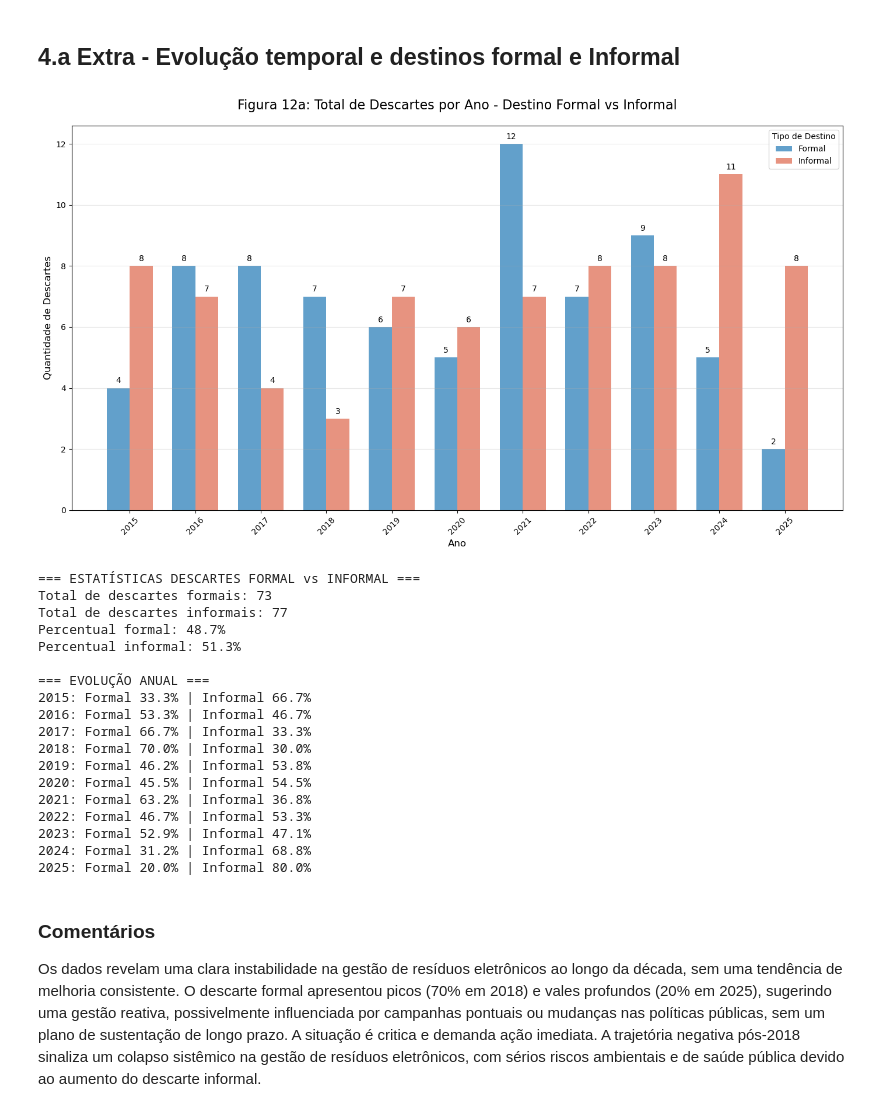
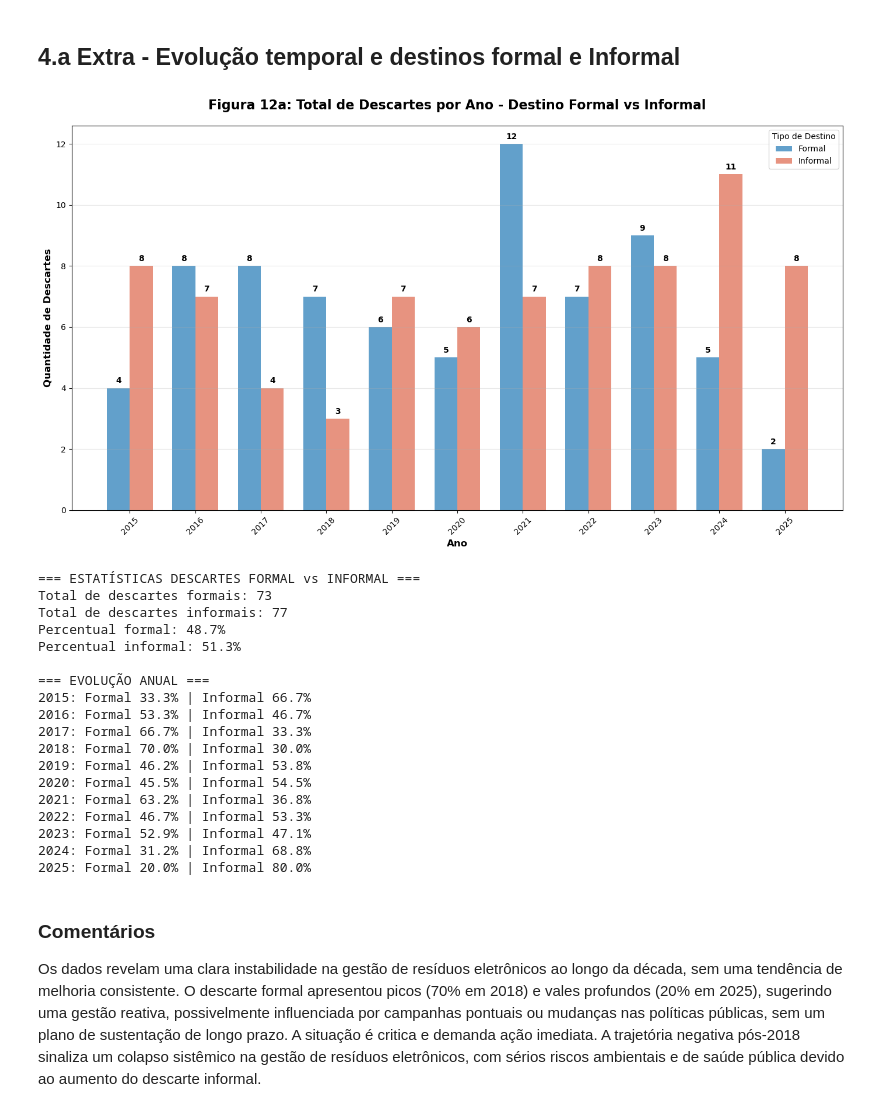
Before and after one commit to albertoakel/I2A2, a Jupyter notebook: notebook/I2A2_TAREFA6_GRUPO26.ipynb, the cells around one changed output. Cells and saved outputs as stored; diff of their text form; code cells hidden in the pictures.

```diff
--- a/notebook/I2A2_TAREFA6_GRUPO26.ipynb
+++ b/notebook/I2A2_TAREFA6_GRUPO26.ipynb
@@ -839,40 +837,40 @@ bars_informal = plt.bar(x_pos + bar_width/2, informal_values,
 for i, (formal_val, informal_val) in enumerate(zip(formal_values, informal_values)):
     if formal_val > 0:
         plt.text(i - bar_width/2, formal_val + 0.1, int(formal_val),
-                ha='center', va='bottom')
+                ha='center', va='bottom', fontweight='bold')
     if informal_val > 0:
         plt.text(i + bar_width/2, informal_val + 0.1, int(informal_val),
-                ha='center', va='bottom')
+                ha='center', va='bottom', fontweight='bold')
 
 # Configurações do gráfico
 plt.title('Figura 12a: Total de Descartes por Ano - Destino Formal vs Informal',
-          fontsize=16, pad=20)
-plt.xlabel('Ano', fontsize=12)
-plt.ylabel('Quantidade de Descartes', fontsize=12)
+          fontsize=16, fontweight='bold', pad=20)
+plt.xlabel('Ano', fontsize=12, fontweight='bold')
+plt.ylabel('Quantidade de Descartes', fontsize=12, fontweight='bold')
 plt.xticks(x_pos, descartes_pivot.index, rotation=45)
 plt.legend(title='Tipo de Destino')
 plt.grid(True, alpha=0.3, axis='y')
 
 
 plt.tight_layout()
 plt.show()
 
 # Estatísticas adicionais
 print("=== ESTATÍSTICAS DESCARTES FORMAL vs INFORMAL ===")
 print(f"Total de descartes formais: {descartes_pivot['Formal'].sum()}")
 print(f"Total de descartes informais: {descartes_pivot['Informal'].sum()}")
 print(f"Percentual formal: {(descartes_pivot['Formal'].sum()/len(df))*100:.1f}%")
 print(f"Percentual informal: {(descartes_pivot['Informal'].sum()/len(df))*100:.1f}%")
 
 # Evolução anual
 print("\n=== EVOLUÇÃO ANUAL ===")
 for ano in descartes_pivot.index:
     total_ano = descartes_pivot.loc[ano].sum()
     percent_formal = (descartes_pivot.loc[ano, 'Formal'] / total_ano) * 100
     percent_informal = (descartes_pivot.loc[ano, 'Informal'] / total_ano) * 100
     print(f"{ano}: Formal {percent_formal:.1f}% | Informal {percent_informal:.1f}%")
 # %% [output]
-[figure, old version]
+[figure, new version]
 === ESTATÍSTICAS DESCARTES FORMAL vs INFORMAL ===
 Total de descartes formais: 73
 Total de descartes informais: 77
```
Also changed, not shown: parts of 10 cells of this notebook.
